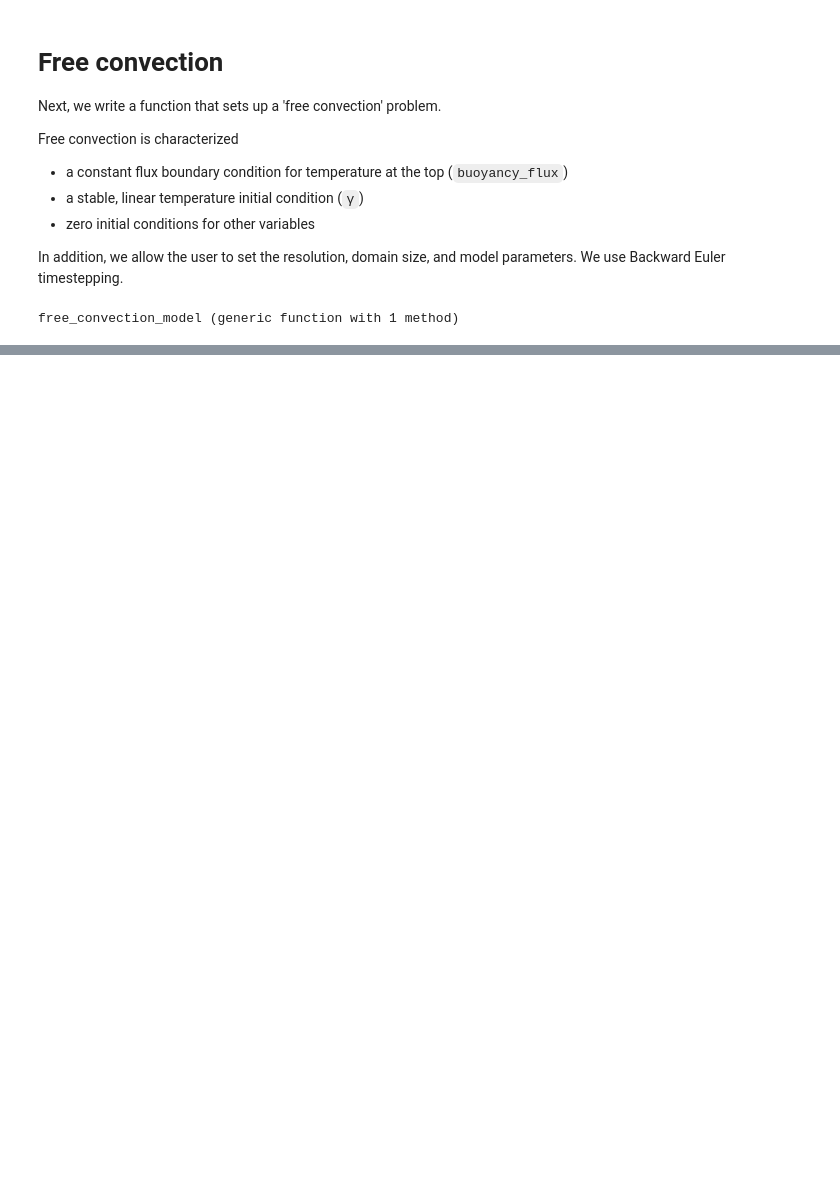
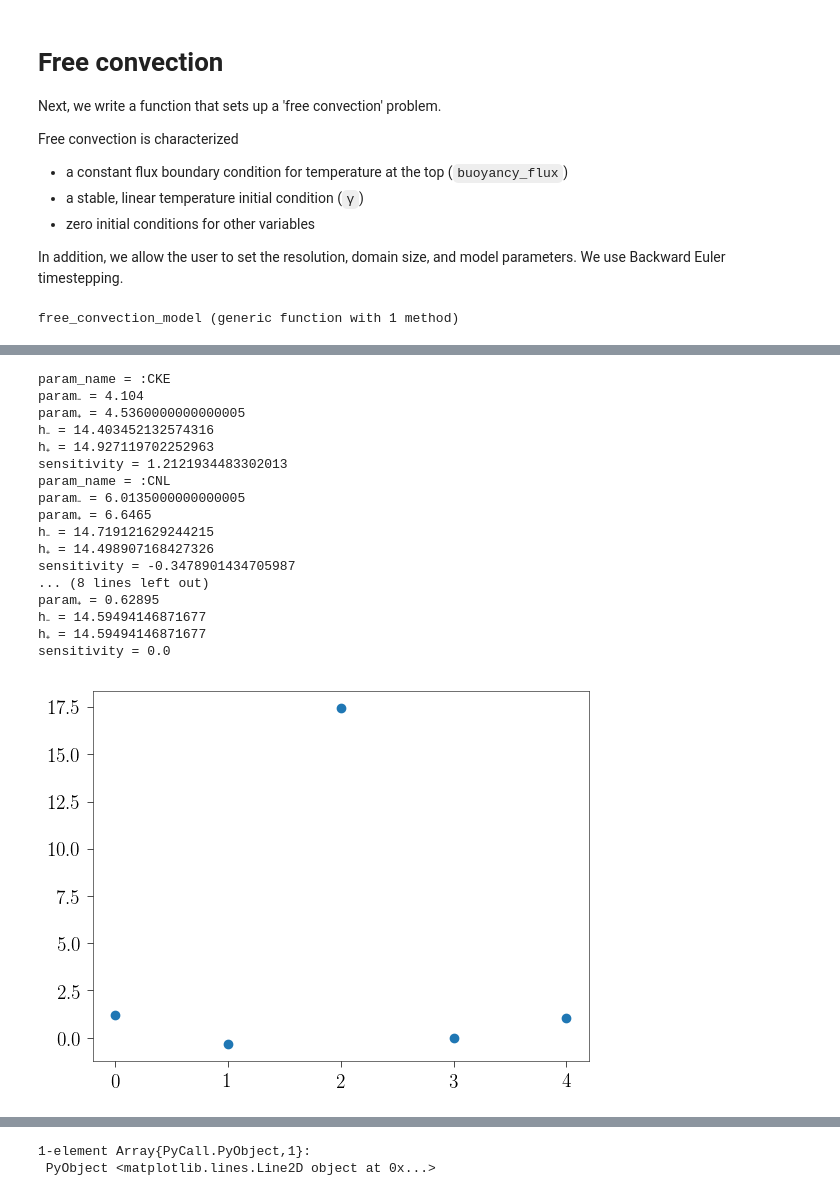
Before and after one commit to glwagner/OceanTurb.jl, a Jupyter notebook: examples/kpp_examples.ipynb, the cells around one changed output, grey strips where cells are left out. Cells and saved outputs as stored; diff of their text form; code cells hidden in the pictures; blank space fills up the shorter version.

```diff
--- a/examples/kpp_examples.ipynb
+++ b/examples/kpp_examples.ipynb
@@ -47,7 +48,6 @@ function free_convection_model(; N=200, L=20, γ=0.01, buoyancy_flux=1e-8, param
     # Initial condition
     γ = 0.01
     T₀(z) = 20 + γ*z
-    N₀ = sqrt(model.constants.g*model.constants.α*γ)
 
     # Set T to the function T0(z)
     model.solution.T = T₀
@@ -56,12 +56,6 @@ function free_convection_model(; N=200, L=20, γ=0.01, buoyancy_flux=1e-8, param
     model.bcs.T.top = FluxBoundaryCondition(temperature_flux)
     model.bcs.T.bottom = GradientBoundaryCondition(γ)
 
-    # b_t = F_x => F = [m^2 / s^3]; t ~ (F / L^2)^(1/3). F / N^3 = [m^2]
-    @printf("""
-             buoyancy time-scale: %.2f hours
-        10 meter flux time-scale: %.2f hours
-    """, 1 / N₀ / 3600, (10^2 / buoyancy_flux)^(1/3) / 3600)
-
     return model
 end
 # %% [output]
@@ -80,9 +74,11 @@ where $F_b$ is the surface buoyancy flux and $N^2 = B_z(t=0)$ is the initial buo
 # %%
 # First, let's use the default model
 c = OceanTurb.Constants()
+γ = 0.01
 heat_flux = 75
 v18_buoyancy_flux = c.α * c.g * heat_flux / (c.ρ₀ * c.cP)
-model = free_convection_model(buoyancy_flux=v18_buoyancy_flux)
+
+model = free_convection_model(γ=γ, buoyancy_flux=v18_buoyancy_flux)
 
 # Time stepping
 dt = 60 # seconds
@@ -96,7 +92,6 @@ t = [0.0]
 # Re-initialize plotting and iterating
 fig, axs = subplots(ncols=2, sharey=true)
 
-model.solution.T = T₀
 U, V, T, S = model.solution
 Tz = ∂z(T)
 reset!(model.clock)
@@ -143,10 +138,11 @@ removespines("top", "right")
 xlabel("\$t\$ (hours)")
 ylabel("Mixing layer depth, \$h\$ (m)")
 
-h_vanroekel = sqrt.(2.8*buoyancy_flux/N₀^2 * t)
+v18_N₀ = sqrt(c.g * c.α * γ)
+h_v18(t) = sqrt(2.8 * v18_buoyancy_flux/v18_N₀^2 * t)
 
 plot(t/3600, h, ".", label="numerical result")
-plot(t/3600, h_vanroekel, "k:", label=L"\sqrt{2.8 F_b t / N_0^2}")
+plot(t/3600, h_v18.(t), "k:", label=L"\sqrt{2.8 F_b t / N_0^2}")
 
 legend()
 # %% [output]
@@ -168,0 +281,60 @@ PyObject <matplotlib.legend.Legend object at 0x...>
+# %%
+mixing_layer_depth_psens(parameters) = mixing_layer_depth(; dt=10*60, Δ=1, kpp_parameters=parameters)
+
+function parameter_sensitivity(param_name, Δparam)
+
+    defaults = KPP.Parameters()
+    param₀ = getproperty(defaults, param_name)
+
+    param₋ = param₀ - Δparam/2
+    param₊ = param₀ + Δparam/2
+
+    kw₋ = Dict(param_name=>param₋)
+    kw₊ = Dict(param_name=>param₊)
+
+    kpp_params₋ = KPP.Parameters(; kw₋...)
+    kpp_params₊ = KPP.Parameters(; kw₊...)
+
+    h₋ = mixing_layer_depth_psens(kpp_params₋)
+    h₊ = mixing_layer_depth_psens(kpp_params₊)
+
+    @show param_name param₋ param₊
+    @show h₋ h₊
+
+    return (h₊ - h₋) / Δparam
+end
+
+study_params = [:CKE, :CNL, :CRi, :Cb_U, :Cb_T]
+sensitivities = []
+
+for param in study_params
+
+    defaults = KPP.Parameters()
+    sensitivity = parameter_sensitivity(param, 0.1*getproperty(defaults, param))
+    @show sensitivity
+
+    push!(sensitivities, sensitivity)
+
+end
+
+fig, axs = subplots()
+plot(sensitivities, "o")
+# %% [output]
+param_name = :CKE
+param₋ = 4.104
+param₊ = 4.5360000000000005
+h₋ = 14.403452132574316
+h₊ = 14.927119702252963
+sensitivity = 1.2121934483302013
+param_name = :CNL
+param₋ = 6.0135000000000005
+param₊ = 6.6465
+h₋ = 14.719121629244215
+h₊ = 14.498907168427326
+sensitivity = -0.3478901434705987
+... (8 lines left out)
+param₊ = 0.62895
+h₋ = 14.59494146871677
+h₊ = 14.59494146871677
+sensitivity = 0.0
+[figure, added]
@@ -168,0 +347,2 @@ PyObject <matplotlib.legend.Legend object at 0x...>
+1-element Array{PyCall.PyObject,1}:
+ PyObject <matplotlib.lines.Line2D object at 0x...>
```
Also changed, not shown: parts of 10 cells of this notebook, 1 other file.
